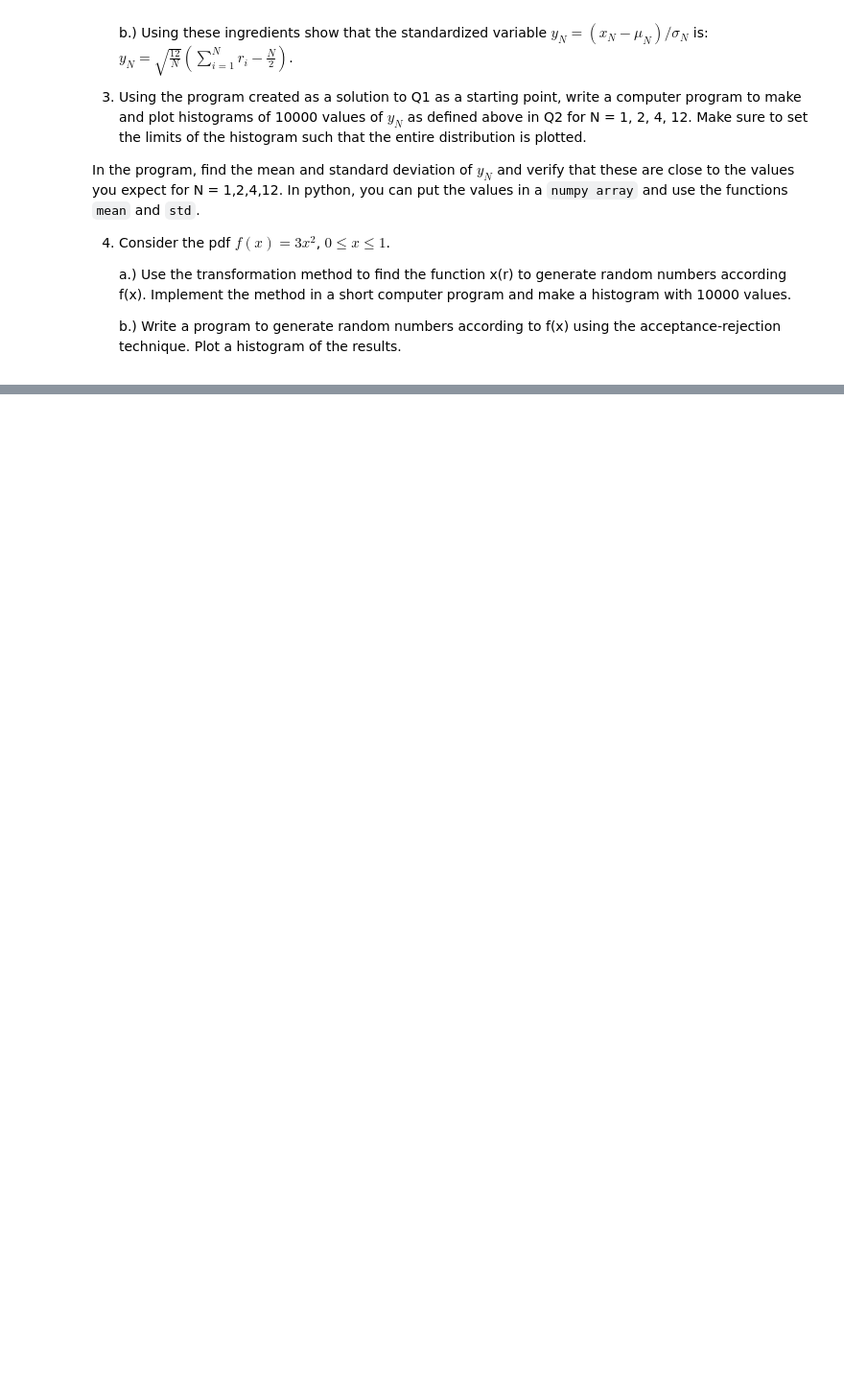
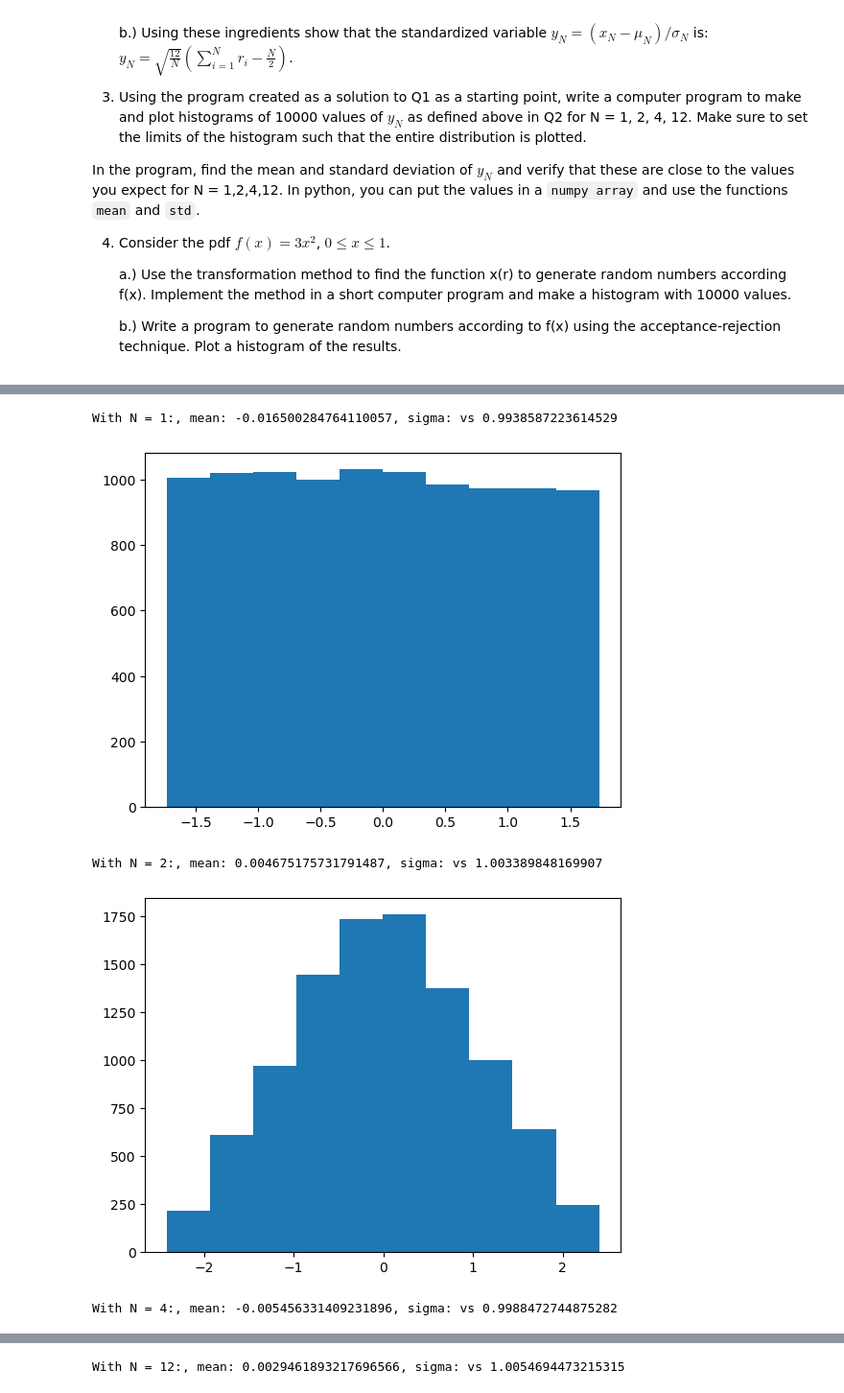
Before and after one commit to vukasinmilosevic/KSM2, a Jupyter notebook: Lecture_4/Vezbe4-Central_Limit_theorem_and_hypothesis_testing.ipynb, the cells around one changed output, grey strips where cells are left out. Shown: that part at 96% size. Saved outputs shown, nothing was run; the diff lists cells and outputs as text; code cells hidden in the pictures; blank space fills up the shorter version.

```diff
--- a/Lecture_4/Vezbe4-Central_Limit_theorem_and_hypothesis_testing.ipynb
+++ b/Lecture_4/Vezbe4-Central_Limit_theorem_and_hypothesis_testing.ipynb
@@ -549,0 +572,22 @@ In the program, find the mean and standard deviation of $y_N$ and verify that th
+# %%
+for i in [1,2,4,12]:
+
+    N = i
+    y = []
+
+    for j in range(10000):
+        r = np.random.rand(N)
+        x_N = r.sum()
+        y_N = np.sqrt(12/N)*(x_N - N/2)
+        y.append(y_N)
+
+    print(f'With N = {N}:, mean: {np.mean(y)}, sigma: vs {np.std(y)}')
+
+    plt.hist(y)
+    plt.show()
+# %% [output]
+With N = 1:, mean: -0.016500284764110057, sigma: vs 0.9938587223614529
+[figure, added]
+With N = 2:, mean: 0.004675175731791487, sigma: vs 1.003389848169907
+[figure, added]
+With N = 4:, mean: -0.005456331409231896, sigma: vs 0.9988472744875282
@@ -549,0 +595 @@ In the program, find the mean and standard deviation of $y_N$ and verify that th
+With N = 12:, mean: 0.0029461893217696566, sigma: vs 1.0054694473215315
```
Also changed, not shown: parts of 5 cells of this notebook.
